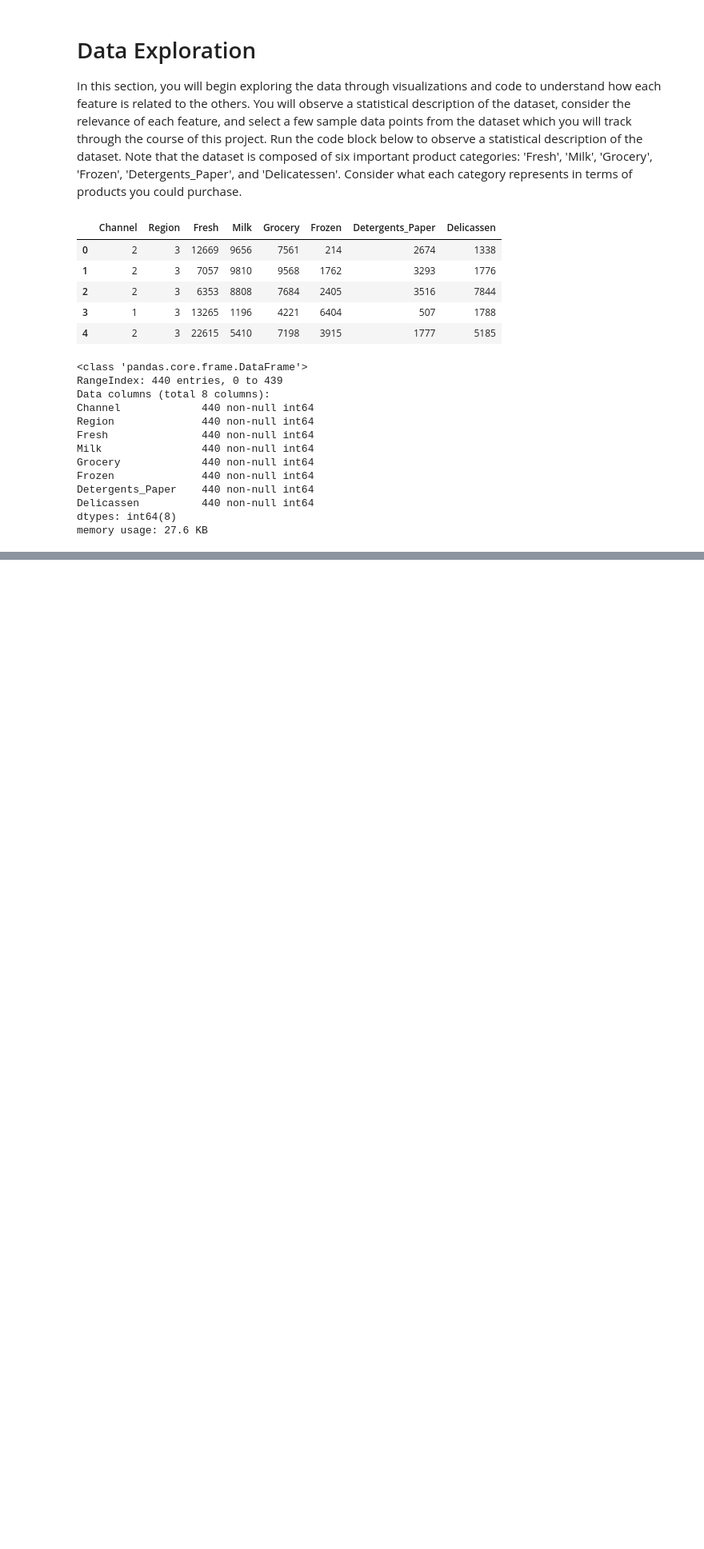
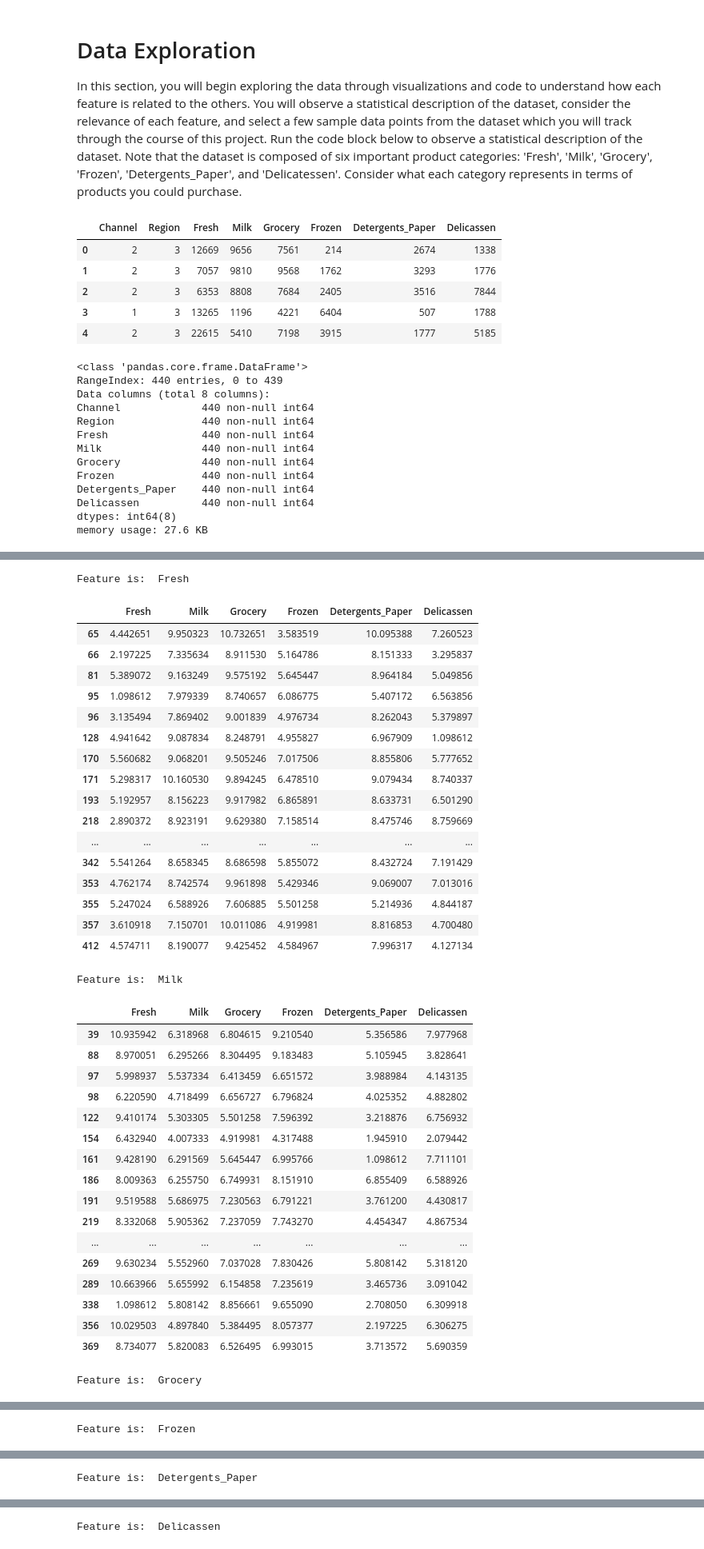
Before and after one commit to waficf/Python_Data_Training, a Jupyter notebook: Wholesale_Cluster.ipynb, the cells around one changed output, grey strips where cells are left out. Shown: that part at 80% size. Cells and saved outputs as stored; diff of their text form; code cells hidden in the pictures; blank space fills up the shorter version.

```diff
--- a/Wholesale_Cluster.ipynb
+++ b/Wholesale_Cluster.ipynb
@@ -66,0 +207,60 @@ Report the prediction score of the testing set using the regressor's score funct
+# %%
+predictors = list(df)
+
+outlier_indices = []
+
+for var in predictors:
+    Q1 = np.percentile(log_data[var], .25)
+    Q3 = np.percentile(log_data[var], .75)
+    IQR = Q3 - Q1
+    lower = Q1 - (1.5 * IQR)
+    higher = Q3 + (1.5 * IQR)
+    outliers = log_data[~((log_data[var] <= lower) | (log_data[var] >= higher))]
+    print('Feature is: ', var)
+    display(outliers)
+
+    outlier_indices.append(outliers.index.tolist())
+
+import itertools
+outlier_list = list(itertools.chain.from_iterable(outlier_indices))
+good_data = log_data.drop(log_data.index[outlier_list])
+print ('Number of Dropped Observations: ', len(outlier_list))
+good_data.info()
+# %% [output]
+Feature is:  Fresh
+|  | Fresh | Milk | Grocery | Frozen | Detergents_Paper | Delicassen |
+| 65 | 4.442651 | 9.950323 | 10.732651 | 3.583519 | 10.095388 | 7.260523 |
+| 66 | 2.197225 | 7.335634 | 8.911530 | 5.164786 | 8.151333 | 3.295837 |
+| 81 | 5.389072 | 9.163249 | 9.575192 | 5.645447 | 8.964184 | 5.049856 |
+| 95 | 1.098612 | 7.979339 | 8.740657 | 6.086775 | 5.407172 | 6.563856 |
+| 96 | 3.135494 | 7.869402 | 9.001839 | 4.976734 | 8.262043 | 5.379897 |
+| 128 | 4.941642 | 9.087834 | 8.248791 | 4.955827 | 6.967909 | 1.098612 |
+| 170 | 5.560682 | 9.068201 | 9.505246 | 7.017506 | 8.855806 | 5.777652 |
+| 171 | 5.298317 | 10.160530 | 9.894245 | 6.478510 | 9.079434 | 8.740337 |
+| 193 | 5.192957 | 8.156223 | 9.917982 | 6.865891 | 8.633731 | 6.501290 |
+| 218 | 2.890372 | 8.923191 | 9.629380 | 7.158514 | 8.475746 | 8.759669 |
+| ... | ... | ... | ... | ... | ... | ... |
+| 342 | 5.541264 | 8.658345 | 8.686598 | 5.855072 | 8.432724 | 7.191429 |
+| 353 | 4.762174 | 8.742574 | 9.961898 | 5.429346 | 9.069007 | 7.013016 |
+| 355 | 5.247024 | 6.588926 | 7.606885 | 5.501258 | 5.214936 | 4.844187 |
+| 357 | 3.610918 | 7.150701 | 10.011086 | 4.919981 | 8.816853 | 4.700480 |
+| 412 | 4.574711 | 8.190077 | 9.425452 | 4.584967 | 7.996317 | 4.127134 |
+Feature is:  Milk
+|  | Fresh | Milk | Grocery | Frozen | Detergents_Paper | Delicassen |
+| 39 | 10.935942 | 6.318968 | 6.804615 | 9.210540 | 5.356586 | 7.977968 |
+| 88 | 8.970051 | 6.295266 | 8.304495 | 9.183483 | 5.105945 | 3.828641 |
+| 97 | 5.998937 | 5.537334 | 6.413459 | 6.651572 | 3.988984 | 4.143135 |
+| 98 | 6.220590 | 4.718499 | 6.656727 | 6.796824 | 4.025352 | 4.882802 |
+| 122 | 9.410174 | 5.303305 | 5.501258 | 7.596392 | 3.218876 | 6.756932 |
+| 154 | 6.432940 | 4.007333 | 4.919981 | 4.317488 | 1.945910 | 2.079442 |
+| 161 | 9.428190 | 6.291569 | 5.645447 | 6.995766 | 1.098612 | 7.711101 |
+| 186 | 8.009363 | 6.255750 | 6.749931 | 8.151910 | 6.855409 | 6.588926 |
+| 191 | 9.519588 | 5.686975 | 7.230563 | 6.791221 | 3.761200 | 4.430817 |
+| 219 | 8.332068 | 5.905362 | 7.237059 | 7.743270 | 4.454347 | 4.867534 |
+| ... | ... | ... | ... | ... | ... | ... |
+| 269 | 9.630234 | 5.552960 | 7.037028 | 7.830426 | 5.808142 | 5.318120 |
+| 289 | 10.663966 | 5.655992 | 6.154858 | 7.235619 | 3.465736 | 3.091042 |
+| 338 | 1.098612 | 5.808142 | 8.856661 | 9.655090 | 2.708050 | 6.309918 |
+| 356 | 10.029503 | 4.897840 | 5.384495 | 8.057377 | 2.197225 | 6.306275 |
+| 369 | 8.734077 | 5.820083 | 6.526495 | 6.993015 | 3.713572 | 5.690359 |
+Feature is:  Grocery
@@ -66,0 +274 @@ Report the prediction score of the testing set using the regressor's score funct
+Feature is:  Frozen
@@ -66,0 +281 @@ Report the prediction score of the testing set using the regressor's score funct
+Feature is:  Detergents_Paper
@@ -66,0 +293 @@ Report the prediction score of the testing set using the regressor's score funct
+Feature is:  Delicassen
```
Also changed, not shown: parts of 26 cells of this notebook.
